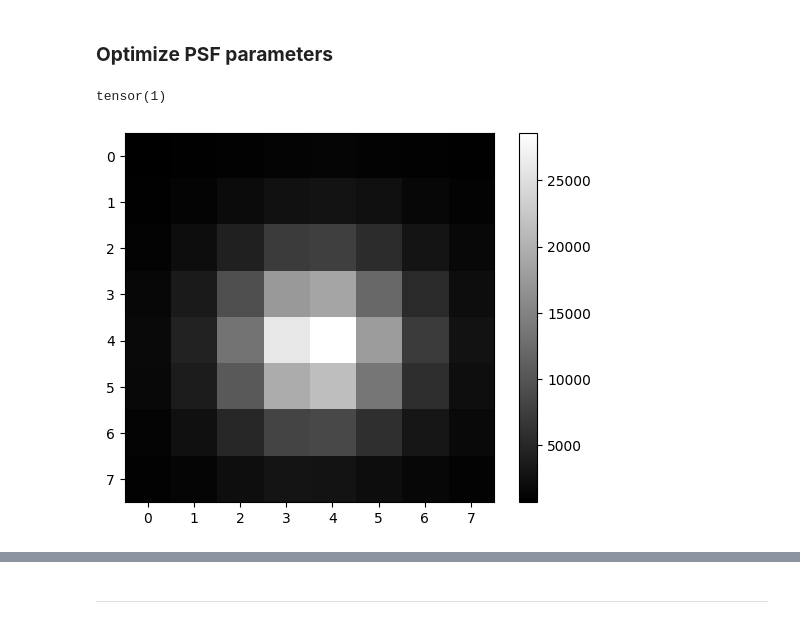
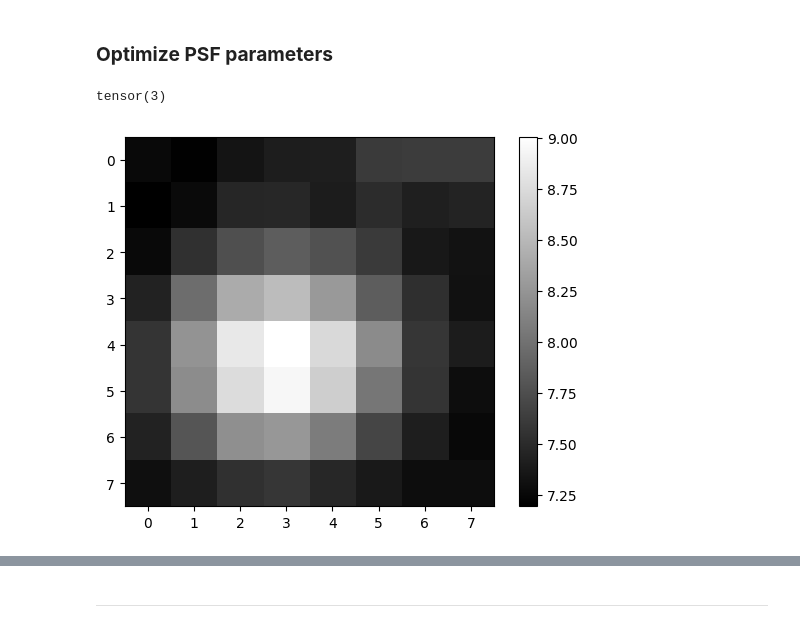
Before and after one commit to timwhite0/smcdet, a Jupyter notebook: experiments/manuscript/m71_manyimages/m71.ipynb, the cells around one changed output, grey strips where cells are left out. Cells and saved outputs as stored; diff of their text form; code cells hidden in the pictures.

```diff
--- a/experiments/manuscript/m71_manyimages/m71.ipynb
+++ b/experiments/manuscript/m71_manyimages/m71.ipynb
@@ -590,22 +590,22 @@ noise_scale
 # %% [markdown]
 ### **Optimize PSF parameters**
 # %%
-one_isolated_source_mask = tile_counts_magcut[~checkerboard_mask & ~saturation_mask_with_neighbors] == 1
-one_isolated_source_mask &= (tile_mags_magcut[~checkerboard_mask & ~saturation_mask_with_neighbors][:,0] < 18)
-one_isolated_source_mask &= (tile_locs_magcut[~checkerboard_mask & ~saturation_mask_with_neighbors][:,0,0] - 4).abs() < 0.75
-one_isolated_source_mask &= (tile_locs_magcut[~checkerboard_mask & ~saturation_mask_with_neighbors][:,0,1] - 4).abs() < 0.75
+one_isolated_source_mask = tile_counts[~saturation_mask_with_neighbors] == 1
+one_isolated_source_mask &= (tile_mags[~saturation_mask_with_neighbors][:,0] < 20)
+one_isolated_source_mask &= (tile_locs[~saturation_mask_with_neighbors][:,0,0] - 4).abs() < 2
+one_isolated_source_mask &= (tile_locs[~saturation_mask_with_neighbors][:,0,1] - 4).abs() < 2
 one_isolated_source_mask.sum()
 # %% [output]
-tensor(1)
+tensor(3)
 # %%
-fitpsf_locs = tile_locs_magcut[~checkerboard_mask & ~saturation_mask_with_neighbors][one_isolated_source_mask].unsqueeze(0).unsqueeze(0)
-fitpsf_fluxes = tile_fluxes_magcut[~checkerboard_mask & ~saturation_mask_with_neighbors][one_isolated_source_mask].unsqueeze(0).unsqueeze(0)
-fitpsf_image = tiles_cal_bg[~checkerboard_mask & ~saturation_mask_with_neighbors][one_isolated_source_mask][0]
+fitpsf_locs = tile_locs_magcut[~saturation_mask_with_neighbors][one_isolated_source_mask][1].unsqueeze(0).unsqueeze(0).unsqueeze(0)
+fitpsf_fluxes = tile_fluxes_magcut[~saturation_mask_with_neighbors][one_isolated_source_mask][1].unsqueeze(0).unsqueeze(0).unsqueeze(0)
+fitpsf_image = tiles_cal_bg[~saturation_mask_with_neighbors][one_isolated_source_mask][1]
 # %%
-_ = plt.imshow(fitpsf_image, cmap = 'gray')
+_ = plt.imshow(fitpsf_image.arcsinh(), cmap = 'gray')
 _ = plt.colorbar()
 # %% [output]
-[figure, old version]
+[figure, new version]
 # %%
 log_psf_params = sdss.psf.psf_params[sdss.image_id(0)][2].clone().log()
 # %%
```
Also changed, not shown: parts of 5 cells of this notebook.
